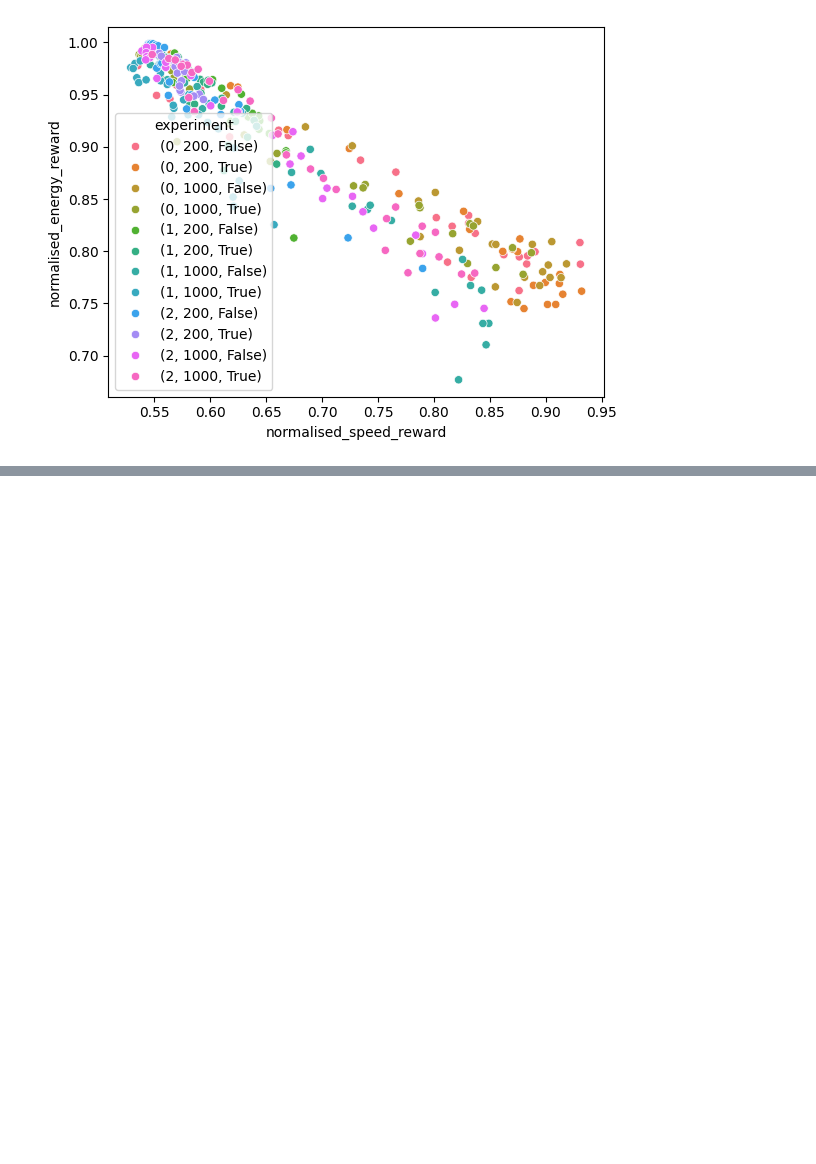
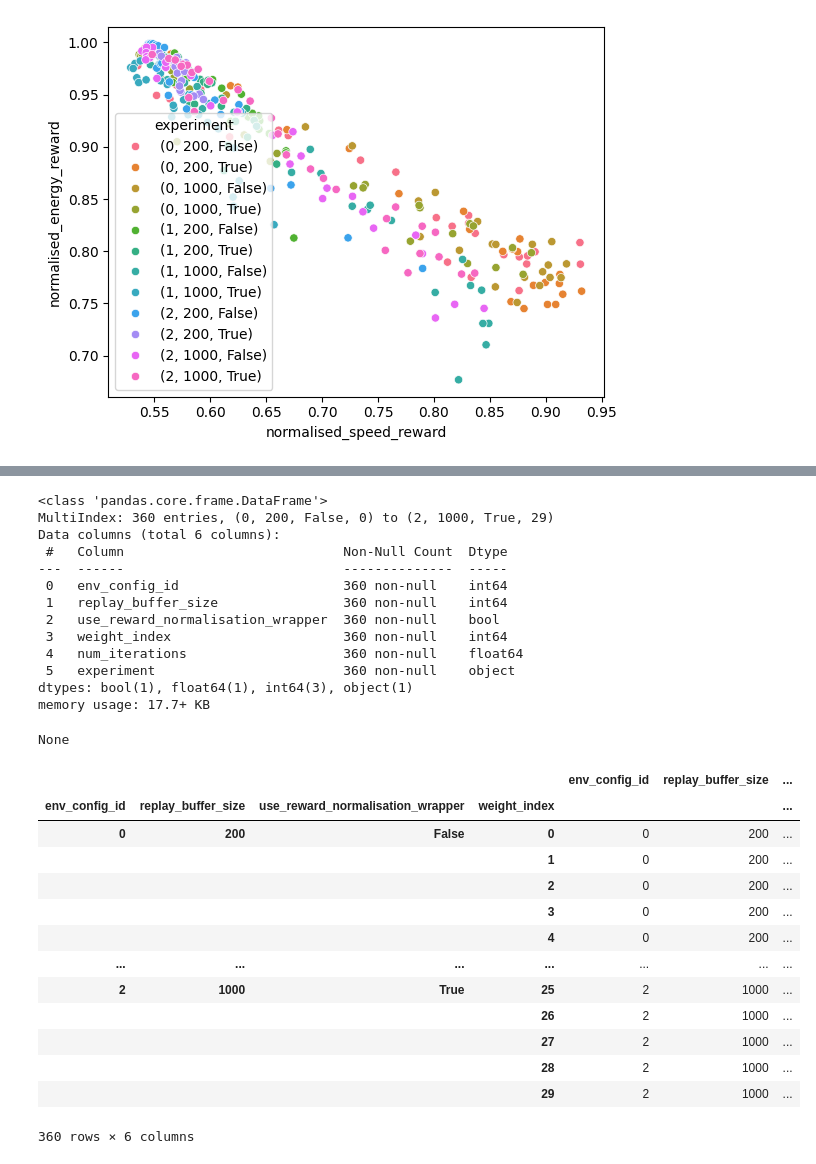
Before and after one commit to whl020406/moma-rl-ad, a Jupyter notebook: test_crash_mitigation_strategies.ipynb, the cells around one changed output, grey strips where cells are left out. Saved outputs shown, nothing was run; the diff lists cells and outputs as text; code cells hidden in the pictures; blank space fills up the shorter version.

```diff
--- a/test_crash_mitigation_strategies.ipynb
+++ b/test_crash_mitigation_strategies.ipynb
@@ -243,0 +203,41 @@ df = sep_agent.evaluate(num_repetitions= 5, hv_reference_point=np.ndarray([0,0])
+# %%
+# num iterations
+multi_index_list = ['env_config_id', 'replay_buffer_size', 'use_reward_normalisation_wrapper', 'weight_index']
+value_list = ["num_iterations"]
+grouped_df = df_complete.groupby(multi_index_list)[value_list].mean()
+index = grouped_df.index
+grouped_df = grouped_df.reset_index()
+grouped_df.set_index(index, inplace=True)
+multi_index_list.remove("weight_index")
+grouped_df["experiment"] = grouped_df[multi_index_list].apply(tuple, axis=1)
+display(grouped_df.info())
+display(grouped_df)
+# %% [output]
+<class 'pandas.core.frame.DataFrame'>
+MultiIndex: 360 entries, (0, 200, False, 0) to (2, 1000, True, 29)
+Data columns (total 6 columns):
+ #   Column                            Non-Null Count  Dtype
+---  ------                            --------------  -----
+ 0   env_config_id                     360 non-null    int64
+ 1   replay_buffer_size                360 non-null    int64
+ 2   use_reward_normalisation_wrapper  360 non-null    bool
+ 3   weight_index                      360 non-null    int64
+ 4   num_iterations                    360 non-null    float64
+ 5   experiment                        360 non-null    object
+dtypes: bool(1), float64(1), int64(3), object(1)
+memory usage: 17.7+ KB
+None
+|  |  |  |  | env_config_id | replay_buffer_size | ... |
+| env_config_id | replay_buffer_size | use_reward_normalisation_wrapper | weight_index |  |  | ... |
+| 0 | 200 | False | 0 | 0 | 200 | ... |
+|  |  |  | 1 | 0 | 200 | ... |
+|  |  |  | 2 | 0 | 200 | ... |
+|  |  |  | 3 | 0 | 200 | ... |
+|  |  |  | 4 | 0 | 200 | ... |
+| ... | ... | ... | ... | ... | ... | ... |
+| 2 | 1000 | True | 25 | 2 | 1000 | ... |
+|  |  |  | 26 | 2 | 1000 | ... |
+|  |  |  | 27 | 2 | 1000 | ... |
+|  |  |  | 28 | 2 | 1000 | ... |
+|  |  |  | 29 | 2 | 1000 | ... |
+360 rows × 6 columns
```
Also changed, not shown: parts of 13 cells of this notebook, 7 other files.
